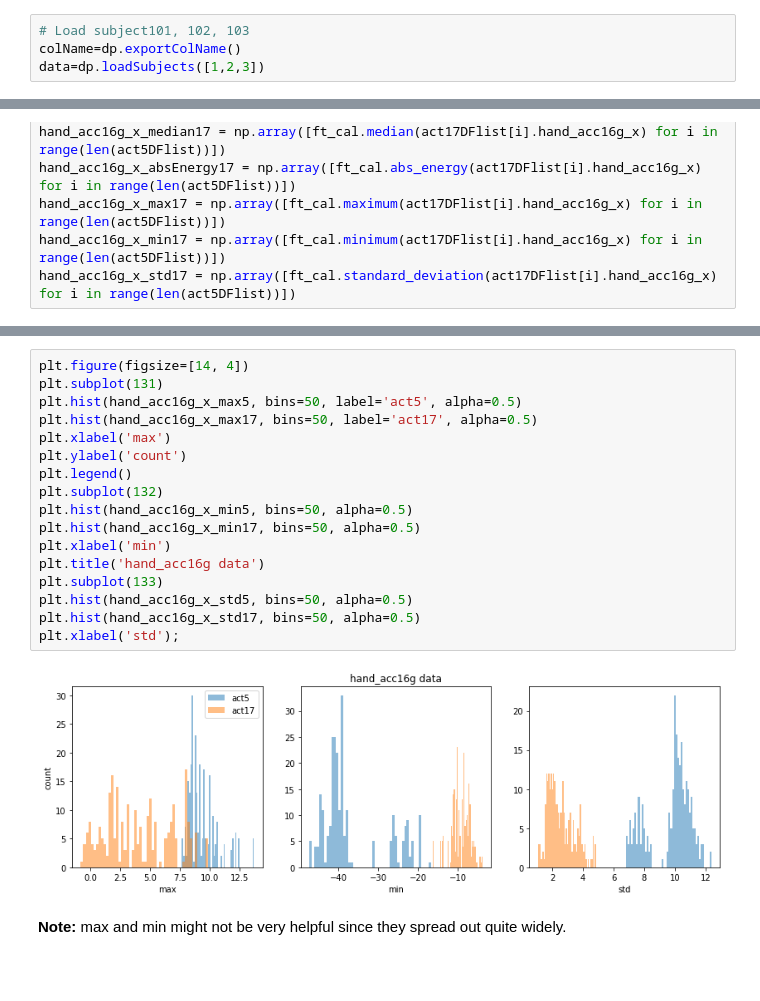
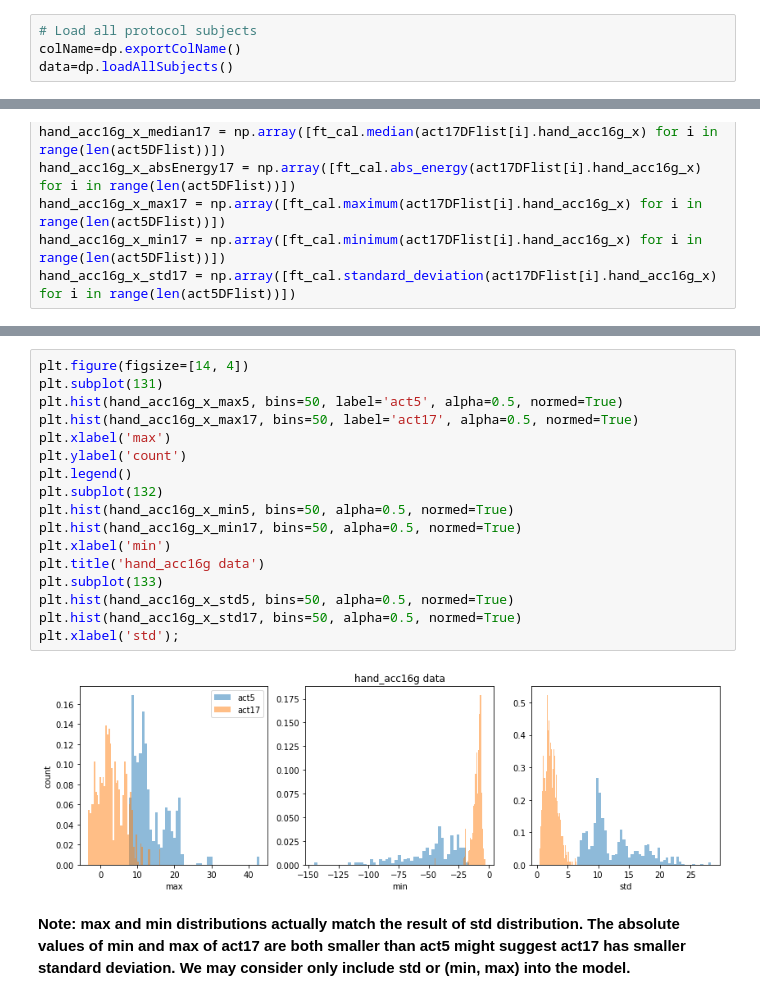
Before and after one commit to kcmeehan/BiometricsActivityClassification, a Jupyter notebook: feature_extraction.ipynb, the cells around one changed output, grey strips where cells are left out. Saved outputs shown, nothing was run; the diff lists cells and outputs as text; blank space fills up the shorter version.

Commit message:
Add notes to feature_extraction

```diff
--- a/feature_extraction.ipynb
+++ b/feature_extraction.ipynb
@@ -28,9 +28,9 @@ from mpl_toolkits.mplot3d import Axes3D
 # %% [markdown]
 ### Prepare samples
 # %%
-# Load subject101, 102, 103
+# Load all protocol subjects
 colName=dp.exportColName()
-data=dp.loadSubjects([1,2,3])
+data=dp.loadAllSubjects()
 # %%
 # Remove actID=0 and acc6g and orientation data
 effectiveData=dp.removeAct0(data)
@@ -131,21 +145,21 @@ plt.xlabel('abs_energy');
 # %%
 plt.figure(figsize=[14, 4])
 plt.subplot(131)
-plt.hist(hand_acc16g_x_max5, bins=50, label='act5', alpha=0.5)
-plt.hist(hand_acc16g_x_max17, bins=50, label='act17', alpha=0.5)
+plt.hist(hand_acc16g_x_max5, bins=50, label='act5', alpha=0.5, normed=True)
+plt.hist(hand_acc16g_x_max17, bins=50, label='act17', alpha=0.5, normed=True)
 plt.xlabel('max')
 plt.ylabel('count')
 plt.legend()
 plt.subplot(132)
-plt.hist(hand_acc16g_x_min5, bins=50, alpha=0.5)
-plt.hist(hand_acc16g_x_min17, bins=50, alpha=0.5)
+plt.hist(hand_acc16g_x_min5, bins=50, alpha=0.5, normed=True)
+plt.hist(hand_acc16g_x_min17, bins=50, alpha=0.5, normed=True)
 plt.xlabel('min')
 plt.title('hand_acc16g data')
 plt.subplot(133)
-plt.hist(hand_acc16g_x_std5, bins=50, alpha=0.5)
-plt.hist(hand_acc16g_x_std17, bins=50, alpha=0.5)
+plt.hist(hand_acc16g_x_std5, bins=50, alpha=0.5, normed=True)
+plt.hist(hand_acc16g_x_std17, bins=50, alpha=0.5, normed=True)
 plt.xlabel('std');
 # %% [output]
-[figure, old version]
+[figure, new version]
-# %% [markdown]
-**Note:** max and min might not be very helpful since they spread out quite widely.
+# %% [markdown]
+**Note: max and min distributions actually match the result of std distribution. The absolute values of min and max of act17 are both smaller than act5 might suggest act17 has smaller standard deviation. We may consider only include std or (min, max) into the model.**
```
Also changed, not shown: parts of 7 cells of this notebook.
